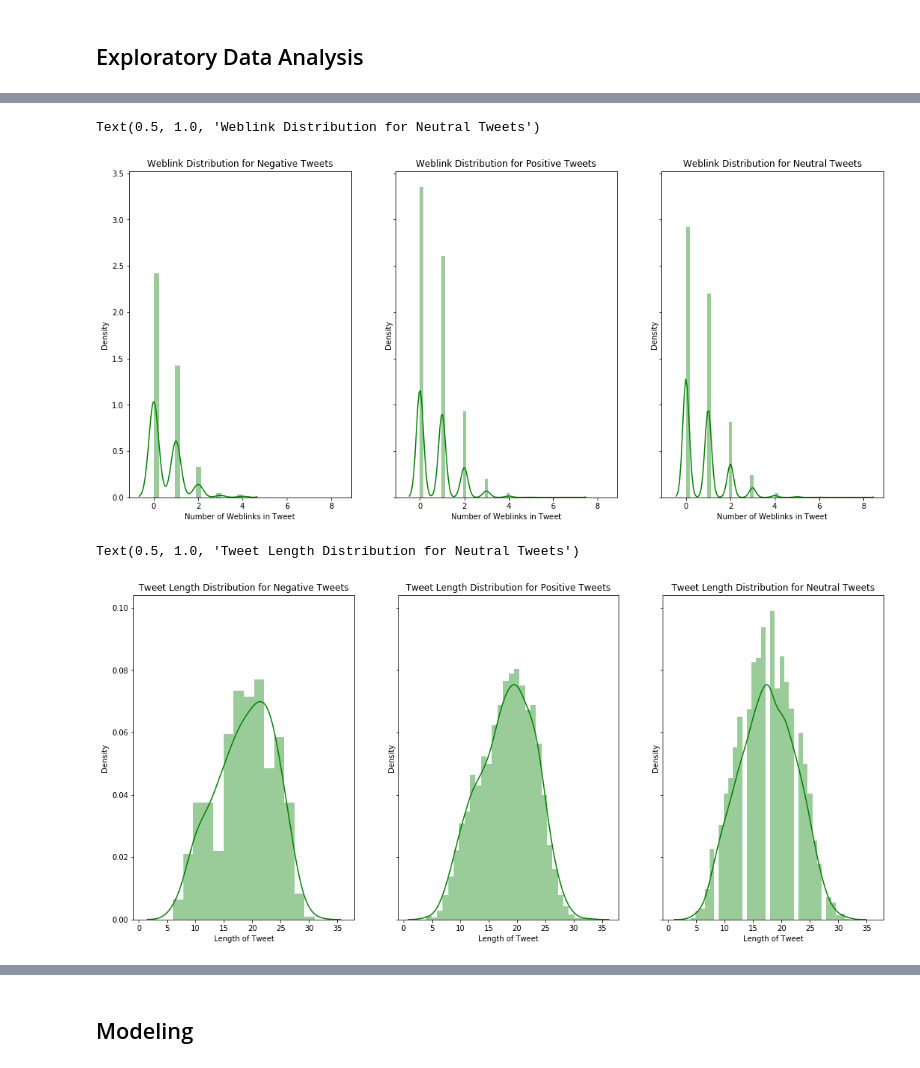
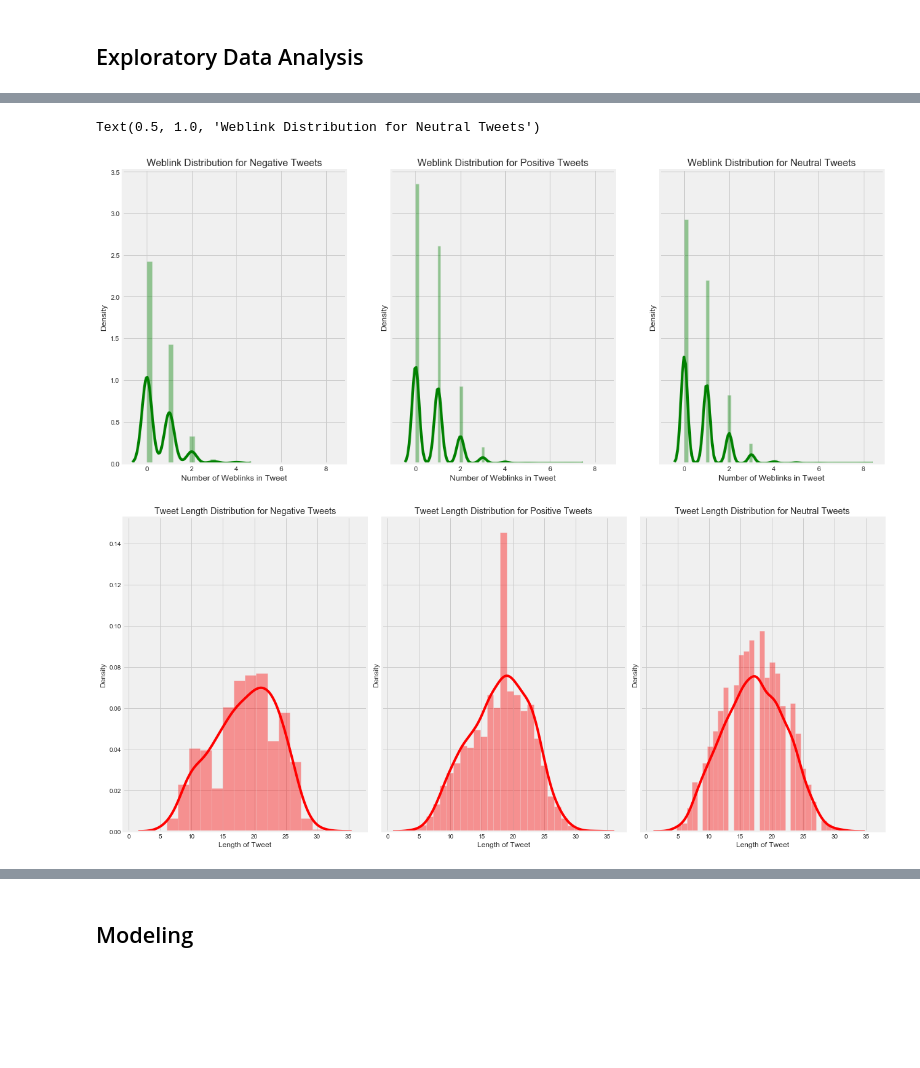
Before and after one commit to jeremy-lee93/nlp-brand-sentiment-analysis, a Jupyter notebook: EDA_and_modeling.ipynb, the cells around one changed output, grey strips where cells are left out. Saved outputs shown, nothing was run; the diff lists cells and outputs as text; code cells hidden in the pictures; blank space fills up the shorter version.

```diff
--- a/EDA_and_modeling.ipynb
+++ b/EDA_and_modeling.ipynb
@@ -16,6 +16,9 @@ from sklearn.naive_bayes import MultinomialNB
 from sklearn.ensemble import RandomForestClassifier
 from sklearn.svm import SVC
 from bs4 import BeautifulSoup
+
+sns.set_style('darkgrid')
+plt.style.use('fivethirtyeight')
 # %% [markdown]
 ## Previewing the Data
 # %%
@@ -629,3 +636,22 @@ def count_weblinks(text):
 def count_length_of_tweet(text):
     words_no_punc = "".join([word for word in text if word not in string.punctuation])
     return len(words_no_punc.split())
+
+def count_punctuation(text):
+    annotated_list = []
+    punctuation_list = list(string.punctuation)
+    punctuation_list.remove('#')
+    punctuation_list.remove('@')
+    modified_punc = punctuation_list
+
+    for word in text.split():
+        if word.count('http:') > 0:
+            continue
+        elif word.count('{link}') > 0:
+            continue
+        else:
+            annotated_list.append(word)
+
+    list_of_characters = [char for char in "".join(annotated_list) if char in modified_punc]
+
+    return len(list_of_characters)
@@ -634,6 +673,7 @@ df_branded['hashtag_count'] = df_branded['tweet'].apply(count_hashtags)
 df_branded['mention_count'] = df_branded['tweet'].apply(count_mentions)
 df_branded['weblink_count'] = df_branded['tweet'].apply(count_weblinks)
 df_branded['tweet_length'] = df_branded['tweet'].apply(count_length_of_tweet)
+df_branded['punct_count'] = df_branded['tweet'].apply(count_punctuation)
 # %% [output]
 A value is trying to be set on a copy of a slice from a DataFrame.
 Try using .loc[row_indexer,col_indexer] = value instead
@@ -740,31 +777,32 @@ ax3.set_ylabel('Density')
 ax3.set_title('Weblink Distribution for Neutral Tweets')
 # %% [output]
 Text(0.5, 1.0, 'Weblink Distribution for Neutral Tweets')
-[figure, old version]
+[figure, new version]
 # %%
 fig, (ax1, ax2, ax3) = plt.subplots(1,3, figsize=(18,8), sharey=True, sharex=True)
 
 sns.distplot(df_branded.loc[df_branded.sentiment == 0]['tweet_length'],
-            ax=ax1, color='green')
+            ax=ax1, color='red')
 sns.distplot(df_branded.loc[df_branded.sentiment == 1]['tweet_length'],
-            ax=ax2, color='green')
+            ax=ax2, color='red')
 sns.distplot(df_branded.loc[df_branded.sentiment == 2]['tweet_length'],
-            ax=ax3, color='green')
+            ax=ax3, color='red')
 
 ax1.set_xlabel('Length of Tweet')
 ax1.set_ylabel('Density')
 ax1.set_title('Tweet Length Distribution for Negative Tweets')
 
 ax2.set_xlabel('Length of Tweet')
 ax2.set_ylabel('Density')
 ax2.set_title('Tweet Length Distribution for Positive Tweets')
 
 ax3.set_xlabel('Length of Tweet')
 ax3.set_ylabel('Density')
 ax3.set_title('Tweet Length Distribution for Neutral Tweets')
+
+fig.tight_layout()
 # %% [output]
-Text(0.5, 1.0, 'Tweet Length Distribution for Neutral Tweets')
-[figure, old version]
+[figure, new version]
 # %%
 plt.figure(figsize=(12, 10))
 
```
Also changed, not shown: parts of 49 cells of this notebook.
